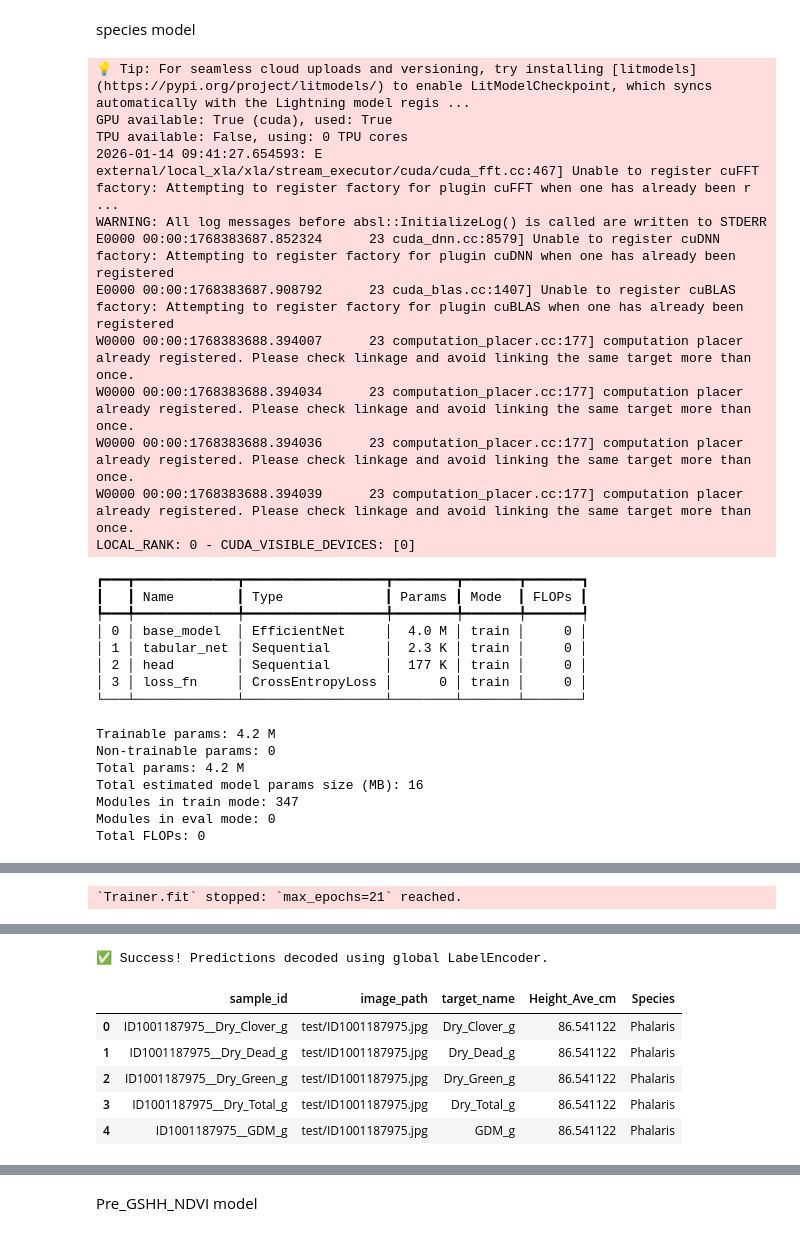
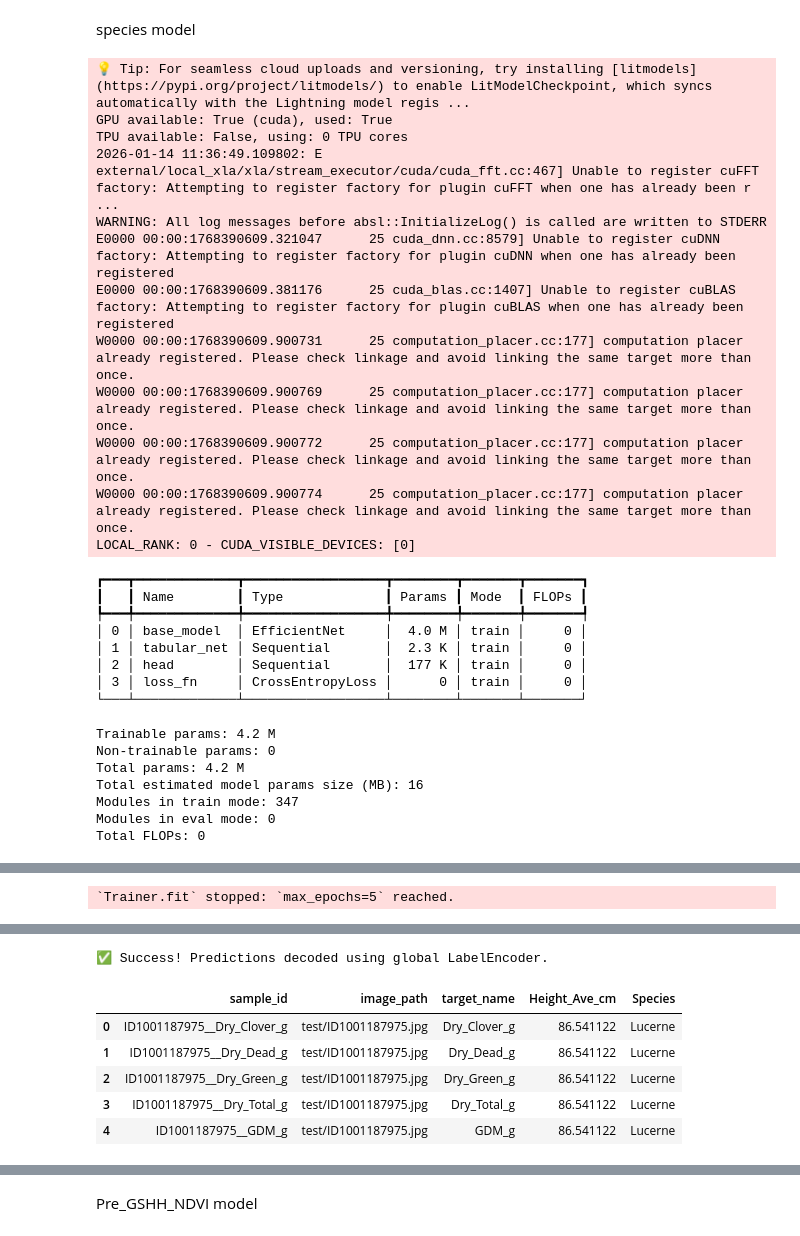
Before and after one commit to sujalgawas/csiro-biomass, a Jupyter notebook: multi-model-bio-mass-version-1.ipynb, the cells around one changed output, grey strips where cells are left out. Saved outputs shown, nothing was run; the diff lists cells and outputs as text; code cells hidden in the pictures.

```diff
--- a/multi-model-bio-mass-version-1.ipynb
+++ b/multi-model-bio-mass-version-1.ipynb
@@ -272,7 +272,7 @@ datamodule.setup()
 device = torch.device("cuda" if torch.cuda.is_available() else "cpu")
 model_final = EfficientNetSpeciesClassifier(num_classes=len(SPECIES_LE.classes_)).to(device)
 
-trainer = Trainer(accelerator="gpu", devices=1, max_epochs=21)
+trainer = Trainer(accelerator="gpu", devices=1, max_epochs=5)
 trainer.fit(model_final, datamodule)
 
 model_final.eval()
@@ -303,46 +303,46 @@ final_res_df = pd.DataFrame(results)
 if 'Species' in test_pd.columns: test_pd = test_pd.drop(columns=['Species'])
 test_pd = test_pd.merge(final_res_df, on="sample_id", how="left")
 
 print("✅ Success! Predictions decoded using global LabelEncoder.")
 test_pd.head()
 # %% [output]
 💡 Tip: For seamless cloud uploads and versioning, try installing [litmodels](https://pypi.org/project/litmodels/) to enable LitModelCheckpoint, which syncs automatically with the Lightning model regis ...
 GPU available: True (cuda), used: True
 TPU available: False, using: 0 TPU cores
-2026-01-14 09:41:27.654593: E external/local_xla/xla/stream_executor/cuda/cuda_fft.cc:467] Unable to register cuFFT factory: Attempting to register factory for plugin cuFFT when one has already been r ...
+2026-01-14 11:36:49.109802: E external/local_xla/xla/stream_executor/cuda/cuda_fft.cc:467] Unable to register cuFFT factory: Attempting to register factory for plugin cuFFT when one has already been r ...
 WARNING: All log messages before absl::InitializeLog() is called are written to STDERR
-E0000 00:00:1768383687.852324      23 cuda_dnn.cc:8579] Unable to register cuDNN factory: Attempting to register factory for plugin cuDNN when one has already been registered
-E0000 00:00:1768383687.908792      23 cuda_blas.cc:1407] Unable to register cuBLAS factory: Attempting to register factory for plugin cuBLAS when one has already been registered
-W0000 00:00:1768383688.394007      23 computation_placer.cc:177] computation placer already registered. Please check linkage and avoid linking the same target more than once.
-W0000 00:00:1768383688.394034      23 computation_placer.cc:177] computation placer already registered. Please check linkage and avoid linking the same target more than once.
-W0000 00:00:1768383688.394036      23 computation_placer.cc:177] computation placer already registered. Please check linkage and avoid linking the same target more than once.
-W0000 00:00:1768383688.394039      23 computation_placer.cc:177] computation placer already registered. Please check linkage and avoid linking the same target more than once.
+E0000 00:00:1768390609.321047      25 cuda_dnn.cc:8579] Unable to register cuDNN factory: Attempting to register factory for plugin cuDNN when one has already been registered
+E0000 00:00:1768390609.381176      25 cuda_blas.cc:1407] Unable to register cuBLAS factory: Attempting to register factory for plugin cuBLAS when one has already been registered
+W0000 00:00:1768390609.900731      25 computation_placer.cc:177] computation placer already registered. Please check linkage and avoid linking the same target more than once.
+W0000 00:00:1768390609.900769      25 computation_placer.cc:177] computation placer already registered. Please check linkage and avoid linking the same target more than once.
+W0000 00:00:1768390609.900772      25 computation_placer.cc:177] computation placer already registered. Please check linkage and avoid linking the same target more than once.
+W0000 00:00:1768390609.900774      25 computation_placer.cc:177] computation placer already registered. Please check linkage and avoid linking the same target more than once.
 LOCAL_RANK: 0 - CUDA_VISIBLE_DEVICES: [0]
 ┏━━━┳━━━━━━━━━━━━━┳━━━━━━━━━━━━━━━━━━┳━━━━━━━━┳━━━━━━━┳━━━━━━━┓
 ┃   ┃ Name        ┃ Type             ┃ Params ┃ Mode  ┃ FLOPs ┃
 ┡━━━╇━━━━━━━━━━━━━╇━━━━━━━━━━━━━━━━━━╇━━━━━━━━╇━━━━━━━╇━━━━━━━┩
 │ 0 │ base_model  │ EfficientNet     │  4.0 M │ train │     0 │
 │ 1 │ tabular_net │ Sequential       │  2.3 K │ train │     0 │
 │ 2 │ head        │ Sequential       │  177 K │ train │     0 │
 │ 3 │ loss_fn     │ CrossEntropyLoss │      0 │ train │     0 │
 └───┴─────────────┴──────────────────┴────────┴───────┴───────┘
 Trainable params: 4.2 M
 Non-trainable params: 0
 Total params: 4.2 M
 Total estimated model params size (MB): 16
 Modules in train mode: 347
 Modules in eval mode: 0
 Total FLOPs: 0
 [interactive output not drawn]
-`Trainer.fit` stopped: `max_epochs=21` reached.
+`Trainer.fit` stopped: `max_epochs=5` reached.
 [interactive output not drawn]
 ✅ Success! Predictions decoded using global LabelEncoder.
 |  | sample_id | image_path | target_name | Height_Ave_cm | Species |
-| 0 | ID1001187975__Dry_Clover_g | test/ID1001187975.jpg | Dry_Clover_g | 86.541122 | Phalaris |
-| 1 | ID1001187975__Dry_Dead_g | test/ID1001187975.jpg | Dry_Dead_g | 86.541122 | Phalaris |
-| 2 | ID1001187975__Dry_Green_g | test/ID1001187975.jpg | Dry_Green_g | 86.541122 | Phalaris |
-| 3 | ID1001187975__Dry_Total_g | test/ID1001187975.jpg | Dry_Total_g | 86.541122 | Phalaris |
-| 4 | ID1001187975__GDM_g | test/ID1001187975.jpg | GDM_g | 86.541122 | Phalaris |
+| 0 | ID1001187975__Dry_Clover_g | test/ID1001187975.jpg | Dry_Clover_g | 86.541122 | Lucerne |
+| 1 | ID1001187975__Dry_Dead_g | test/ID1001187975.jpg | Dry_Dead_g | 86.541122 | Lucerne |
+| 2 | ID1001187975__Dry_Green_g | test/ID1001187975.jpg | Dry_Green_g | 86.541122 | Lucerne |
+| 3 | ID1001187975__Dry_Total_g | test/ID1001187975.jpg | Dry_Total_g | 86.541122 | Lucerne |
+| 4 | ID1001187975__GDM_g | test/ID1001187975.jpg | GDM_g | 86.541122 | Lucerne |
 # %%
 import os
 import torch
```
Also changed, not shown: parts of 7 cells of this notebook.
